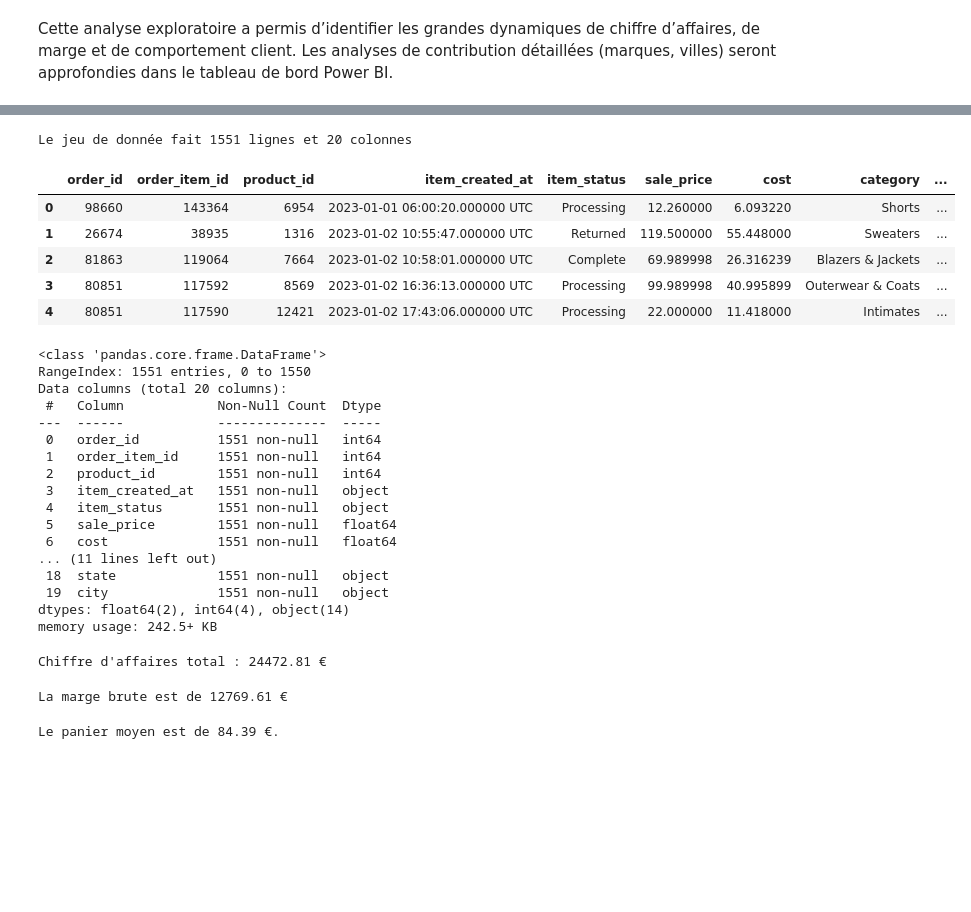
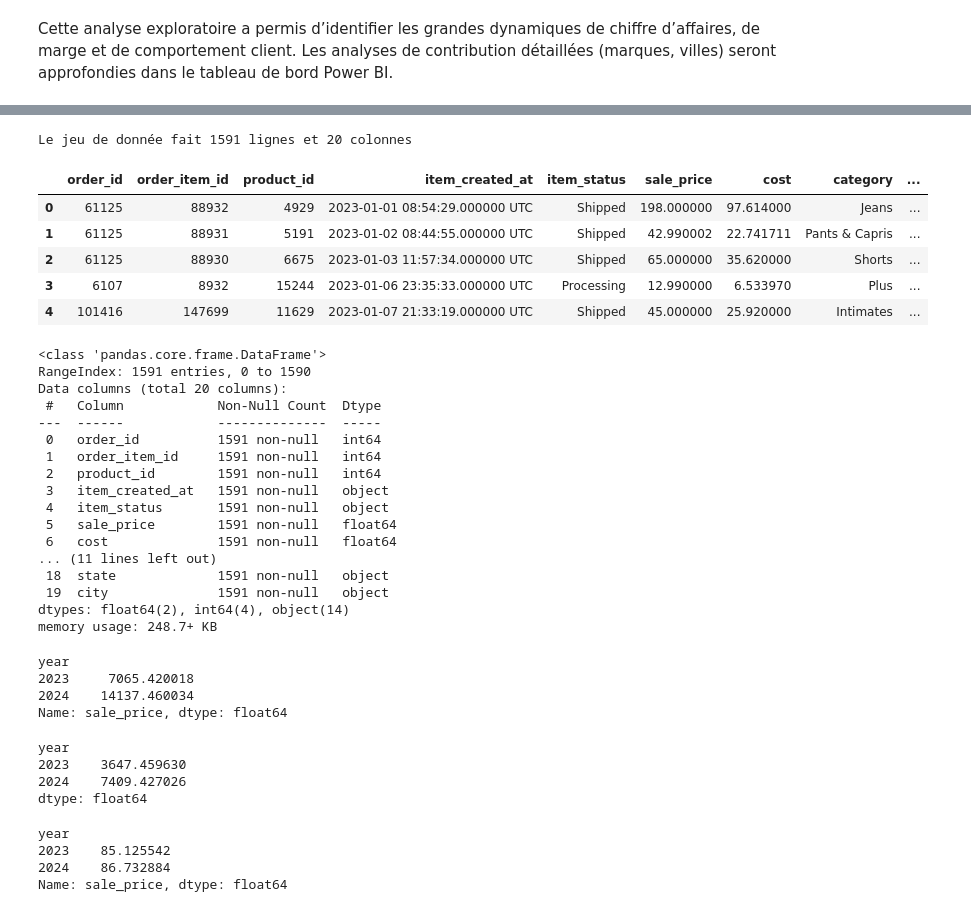
Before and after one commit to Ju3465/Analyse-e-commerce-2023-vs-2024-thelook_ecommerce, a Jupyter notebook: notebooks/eda_thelook_fr_women_2023_2024.ipynb, the cells around one changed output, grey strips where cells are left out. Cells and saved outputs as stored; diff of their text form; code cells hidden in the pictures; blank space fills up the shorter version.

```diff
--- a/notebooks/eda_thelook_fr_women_2023_2024.ipynb
+++ b/notebooks/eda_thelook_fr_women_2023_2024.ipynb
@@ -743,37 +612,37 @@ ORDER BY item_created_at, oi.order_id, order_item_id;
 # %%
 # Chargement du fichier csv
-DataFrame = pd.read_csv("../data/csv from BigQuery/bquxjob_10569d98_19ba9248722.csv")
+DataFrame = pd.read_csv("../data/csv from BigQuery/csv_BigQuery.csv")
 
 # Dimensions du jeu de données
 print(f'Le jeu de donnée fait {DataFrame.shape[0]} lignes et {DataFrame.shape[1]} colonnes')
 
 # En-tête du jeu de données
 DataFrame.head()
 # %% [output]
-Le jeu de donnée fait 1551 lignes et 20 colonnes
+Le jeu de donnée fait 1591 lignes et 20 colonnes
 |  | order_id | order_item_id | product_id | item_created_at | item_status | sale_price | cost | category | ... |
-| 0 | 98660 | 143364 | 6954 | 2023-01-01 06:00:20.000000 UTC | Processing | 12.260000 | 6.093220 | Shorts | ... |
-| 1 | 26674 | 38935 | 1316 | 2023-01-02 10:55:47.000000 UTC | Returned | 119.500000 | 55.448000 | Sweaters | ... |
-| 2 | 81863 | 119064 | 7664 | 2023-01-02 10:58:01.000000 UTC | Complete | 69.989998 | 26.316239 | Blazers & Jackets | ... |
-| 3 | 80851 | 117592 | 8569 | 2023-01-02 16:36:13.000000 UTC | Processing | 99.989998 | 40.995899 | Outerwear & Coats | ... |
-| 4 | 80851 | 117590 | 12421 | 2023-01-02 17:43:06.000000 UTC | Processing | 22.000000 | 11.418000 | Intimates | ... |
+| 0 | 61125 | 88932 | 4929 | 2023-01-01 08:54:29.000000 UTC | Shipped | 198.000000 | 97.614000 | Jeans | ... |
+| 1 | 61125 | 88931 | 5191 | 2023-01-02 08:44:55.000000 UTC | Shipped | 42.990002 | 22.741711 | Pants & Capris | ... |
+| 2 | 61125 | 88930 | 6675 | 2023-01-03 11:57:34.000000 UTC | Shipped | 65.000000 | 35.620000 | Shorts | ... |
+| 3 | 6107 | 8932 | 15244 | 2023-01-06 23:35:33.000000 UTC | Processing | 12.990000 | 6.533970 | Plus | ... |
+| 4 | 101416 | 147699 | 11629 | 2023-01-07 21:33:19.000000 UTC | Shipped | 45.000000 | 25.920000 | Intimates | ... |
 # %%
 DataFrame.info()
 # %% [output]
 <class 'pandas.core.frame.DataFrame'>
-RangeIndex: 1551 entries, 0 to 1550
+RangeIndex: 1591 entries, 0 to 1590
 Data columns (total 20 columns):
  #   Column            Non-Null Count  Dtype
 ---  ------            --------------  -----
- 0   order_id          1551 non-null   int64
- 1   order_item_id     1551 non-null   int64
- 2   product_id        1551 non-null   int64
- 3   item_created_at   1551 non-null   object
- 4   item_status       1551 non-null   object
- 5   sale_price        1551 non-null   float64
- 6   cost              1551 non-null   float64
+ 0   order_id          1591 non-null   int64
+ 1   order_item_id     1591 non-null   int64
+ 2   product_id        1591 non-null   int64
+ 3   item_created_at   1591 non-null   object
+ 4   item_status       1591 non-null   object
+ 5   sale_price        1591 non-null   float64
+ 6   cost              1591 non-null   float64
 ... (11 lines left out)
- 18  state             1551 non-null   object
- 19  city              1551 non-null   object
+ 18  state             1591 non-null   object
+ 19  city              1591 non-null   object
 dtypes: float64(2), int64(4), object(14)
-memory usage: 242.5+ KB
+memory usage: 248.7+ KB
@@ -780,24 +656,32 @@ memory usage: 242.5+ KB
 # %%
+DataFrame["year"] = DataFrame["item_created_at"].dt.year
+
 # Affichage du chiffre d'affaires
-ca_total2 = (DataFrame.loc[DataFrame["item_status"] == "Complete", "sale_price"].sum())
-print(f"Chiffre d'affaires total : {ca_total2:.2f} €")
+ventes2 = DataFrame[DataFrame["item_status"] == "Complete"]
+ca_total2 = ventes2.groupby("year")["sale_price"].sum()
+ca_total2
 # %% [output]
-Chiffre d'affaires total : 24472.81 €
+year
+2023     7065.420018
+2024    14137.460034
+Name: sale_price, dtype: float64
 # %%
 # Affichage de la marge brute
-cost_total2 = (DataFrame.loc[DataFrame["item_status"] == "Complete", "cost"].sum())
-
-print(f"La marge brute est de {ca_total2-cost_total2:.2f} €")
+cost_total2 = ventes2.groupby("year")["cost"].sum()
+marge_brute2 = ca_total2 - cost_total2
+marge_brute2
 # %% [output]
-La marge brute est de 12769.61 €
+year
+2023    3647.459630
+2024    7409.427026
+dtype: float64
 # %%
-# Filtrer les lignes "Complete"
-DataFrame_complete = DataFrame[DataFrame["item_status"] == "Complete"]
-
 # Calcul du panier moyen par commande
-panier_moyen2 = DataFrame_complete.groupby("order_id")["sale_price"].sum().mean()
-
-print(f"Le panier moyen est de {panier_moyen2:.2f} €.")
+panier_moyen2 = ventes2.groupby(["year", "order_id"])["sale_price"].sum().groupby("year").mean()
+panier_moyen2
 # %% [output]
-Le panier moyen est de 84.39 €.
+year
+2023    85.125542
+2024    86.732884
+Name: sale_price, dtype: float64
 # %%
```
Also changed, not shown: parts of 23 cells of this notebook, 6 other files.
